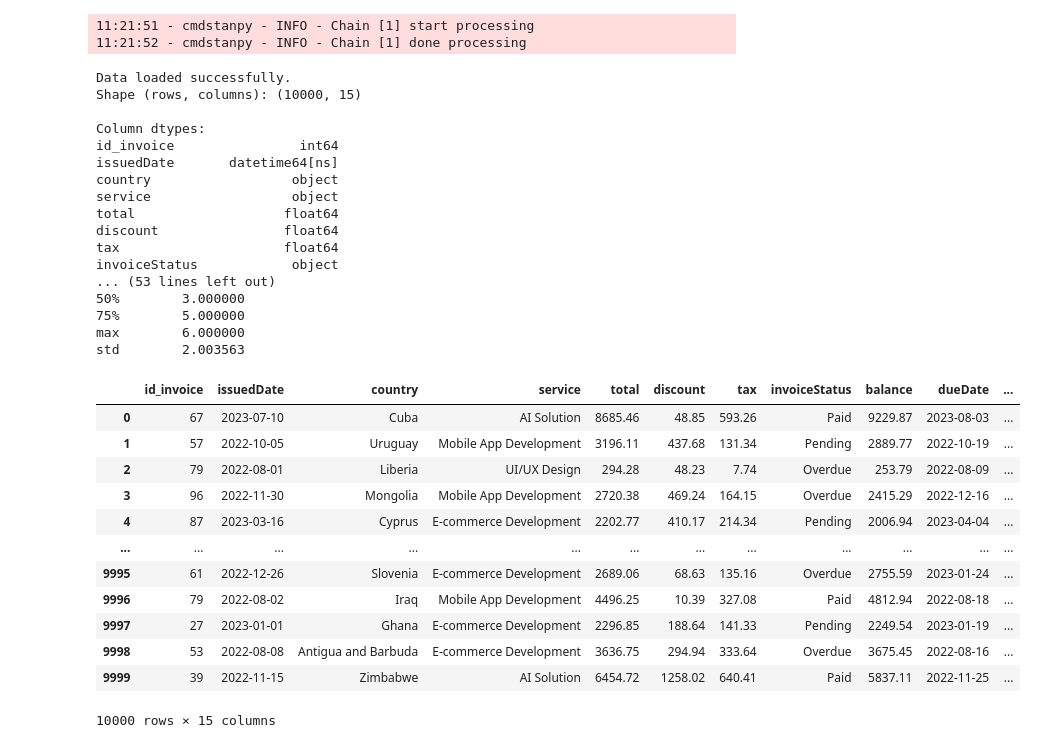
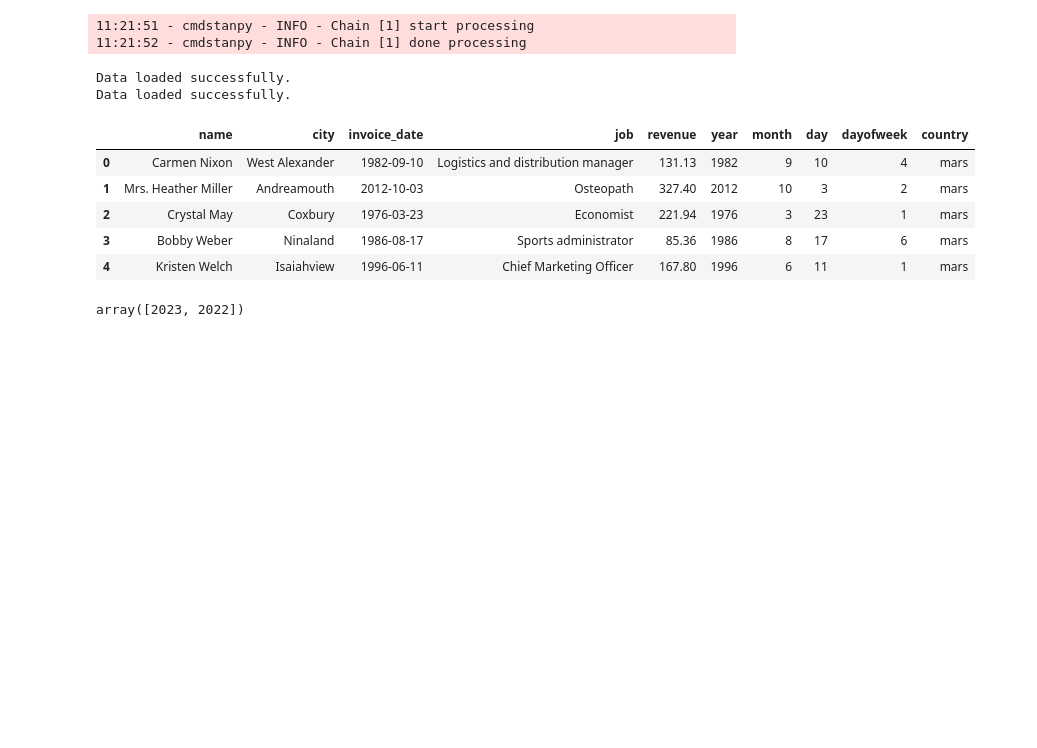
Before and after one commit to Loro67/invoices-data-analysis, a Jupyter notebook: Invoices-Dataset-Analysis.ipynb, the cells around one changed output. Drawn from its saved outputs; the diff is of its cells as text; code cells hidden in the pictures; blank space fills up the shorter version.

Commit message:
Adding a extra dataset to create augmented dataset

```diff
--- a/Invoices-Dataset-Analysis.ipynb
+++ b/Invoices-Dataset-Analysis.ipynb
@@ -634,6 +634,36 @@ def spatial_clustering(city_stats: pd.DataFrame, n_clusters: int = 4) -> pd.Data
     print(city_stats.groupby('cluster_label')[['total_revenue', 'transaction_count']].mean())
 
     return city_stats
+# %%
+def fusion_dataset(df: pd.DataFrame, df_extra: pd.DataFrame)->pd.DataFrame:
+    '''
+    Create a new dataset taking information from both dataset.
+    This fonction was made for 2 dataset:
+    - https://www.kaggle.com/datasets/cankatsrc/invoices
+    - https://www.kaggle.com/datasets/ghassenkhaled/invoices-data
+
+    Input:
+    -------
+    - df: pd.DataFrame, first dataset
+    - df_extra: pd.DataFrame, second dataset
+
+    Ouput:
+    -------
+    - pd.DataFrame, new dataset
+    '''
+    df_base = df.copy()         # To make sure to not modify the base dataset
+    df_base['country'] = 'mars' # fictional country because randomly generated dataset
+    df_base = df_base[df_base['year']>2021] # because extra dataset contains recent dataset
+
+    df_extra = df_extra.drop(columns=['id_invoice','total','discount','tax','invoiceStatus','dueDate'])
+    df_base = df_base.drop(columns=['address','amount','email','product_id','qty','stock_code'])
+    df_extra.rename(columns={'issuedDate': 'invoice_date', 'service': 'job',
+                             'balance': 'revenue', 'client': 'name'}, inplace=True)
+
+
+    df_new = pd.concat([df_base, df_extra], ignore_index=True)
+    df_new = df_new.drop_duplicates()
+    return df_new
 # %% [markdown]
 ## 3) Dash visualization
 # %%
@@ -925,37 +961,23 @@ Medium Value    341.488239               1.0
 # %%
 file_path_extra = "invoices_extra.csv"
 df_extra = load_data(file_path_extra)
 df_extra = preprocess_data(df_extra,date_column="issuedDate",date_format='%Y-%m-%d')
-explore_data(df_extra)
-df_extra
+file_path = "invoices.csv"
+df = load_data(file_path)
+df = preprocess_data(df,date_column="invoice_date", name_options="separate")
+
+df_talta = fusion_dataset(df,df_extra)
+df_talta.head()
 # %% [output]
 Data loaded successfully.
-Shape (rows, columns): (10000, 15)
-
-Column dtypes:
-id_invoice                int64
-issuedDate       datetime64[ns]
-country                  object
-service                  object
-total                   float64
-discount                float64
-tax                     float64
-invoiceStatus            object
-... (53 lines left out)
-50%        3.000000
-75%        5.000000
-max        6.000000
-std        2.003563
+Data loaded successfully.
-|  | id_invoice | issuedDate | country | service | total | discount | tax | invoiceStatus | balance | dueDate | ... |
-| 0 | 67 | 2023-07-10 | Cuba | AI Solution | 8685.46 | 48.85 | 593.26 | Paid | 9229.87 | 2023-08-03 | ... |
-| 1 | 57 | 2022-10-05 | Uruguay | Mobile App Development | 3196.11 | 437.68 | 131.34 | Pending | 2889.77 | 2022-10-19 | ... |
-| 2 | 79 | 2022-08-01 | Liberia | UI/UX Design | 294.28 | 48.23 | 7.74 | Overdue | 253.79 | 2022-08-09 | ... |
-| 3 | 96 | 2022-11-30 | Mongolia | Mobile App Development | 2720.38 | 469.24 | 164.15 | Overdue | 2415.29 | 2022-12-16 | ... |
-| 4 | 87 | 2023-03-16 | Cyprus | E-commerce Development | 2202.77 | 410.17 | 214.34 | Pending | 2006.94 | 2023-04-04 | ... |
-| ... | ... | ... | ... | ... | ... | ... | ... | ... | ... | ... | ... |
-| 9995 | 61 | 2022-12-26 | Slovenia | E-commerce Development | 2689.06 | 68.63 | 135.16 | Overdue | 2755.59 | 2023-01-24 | ... |
-| 9996 | 79 | 2022-08-02 | Iraq | Mobile App Development | 4496.25 | 10.39 | 327.08 | Paid | 4812.94 | 2022-08-18 | ... |
-| 9997 | 27 | 2023-01-01 | Ghana | E-commerce Development | 2296.85 | 188.64 | 141.33 | Pending | 2249.54 | 2023-01-19 | ... |
-| 9998 | 53 | 2022-08-08 | Antigua and Barbuda | E-commerce Development | 3636.75 | 294.94 | 333.64 | Overdue | 3675.45 | 2022-08-16 | ... |
-| 9999 | 39 | 2022-11-15 | Zimbabwe | AI Solution | 6454.72 | 1258.02 | 640.41 | Paid | 5837.11 | 2022-11-25 | ... |
+|  | name | city | invoice_date | job | revenue | year | month | day | dayofweek | country |
+| 0 | Carmen Nixon | West Alexander | 1982-09-10 | Logistics and distribution manager | 131.13 | 1982 | 9 | 10 | 4 | mars |
+| 1 | Mrs. Heather Miller | Andreamouth | 2012-10-03 | Osteopath | 327.40 | 2012 | 10 | 3 | 2 | mars |
+| 2 | Crystal May | Coxbury | 1976-03-23 | Economist | 221.94 | 1976 | 3 | 23 | 1 | mars |
+| 3 | Bobby Weber | Ninaland | 1986-08-17 | Sports administrator | 85.36 | 1986 | 8 | 17 | 6 | mars |
+| 4 | Kristen Welch | Isaiahview | 1996-06-11 | Chief Marketing Officer | 167.80 | 1996 | 6 | 11 | 1 | mars |
-10000 rows × 15 columns
+# %%
+df_extra['year'].unique()
+# %% [output]
+array([2023, 2022])
```
Also changed, not shown: parts of 2 cells of this notebook.
